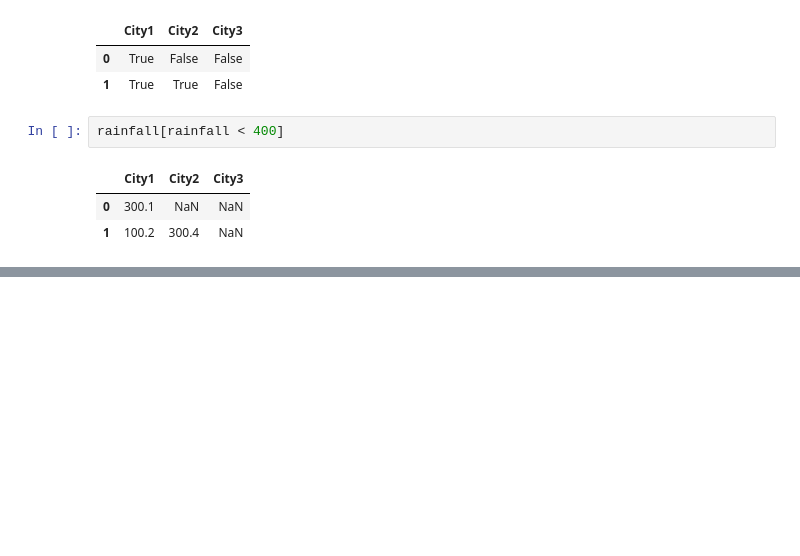
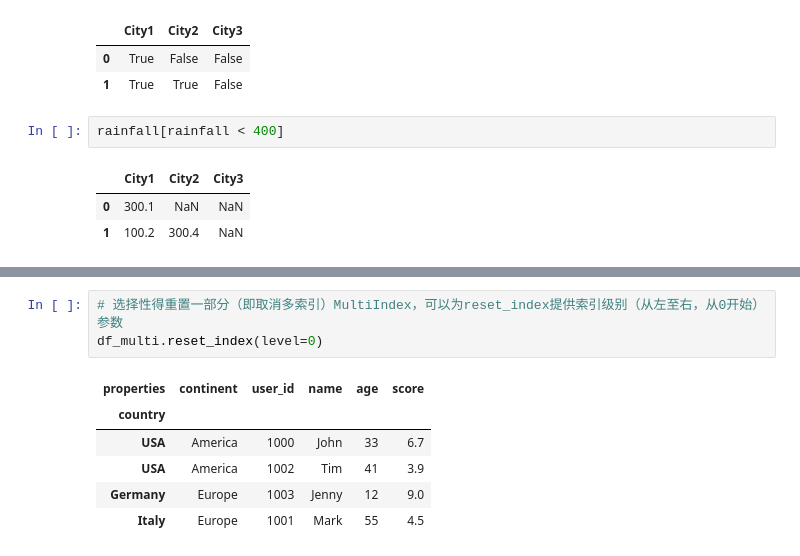
Before and after one commit to W2625/python-for-excel, a Jupyter notebook: part_5.ipynb, the cells around one changed output, grey strips where cells are left out. Cells and saved outputs as stored; diff of their text form; blank space fills up the shorter version.

```diff
--- a/part_5.ipynb
+++ b/part_5.ipynb
@@ -271,0 +304,10 @@ rainfall[rainfall < 400]
+# %%
+# 选择性得重置一部分（即取消多索引）MultiIndex，可以为reset_index提供索引级别（从左至右，从0开始）参数
+df_multi.reset_index(level=0)
+# %% [output]
+| properties | continent | user_id | name | age | score |
+| country |  |  |  |  |  |
+| USA | America | 1000 | John | 33 | 6.7 |
+| USA | America | 1002 | Tim | 41 | 3.9 |
+| Germany | Europe | 1003 | Jenny | 12 | 9.0 |
+| Italy | Europe | 1001 | Mark | 55 | 4.5 |
```
Also changed, not shown: parts of 3 cells of this notebook.
